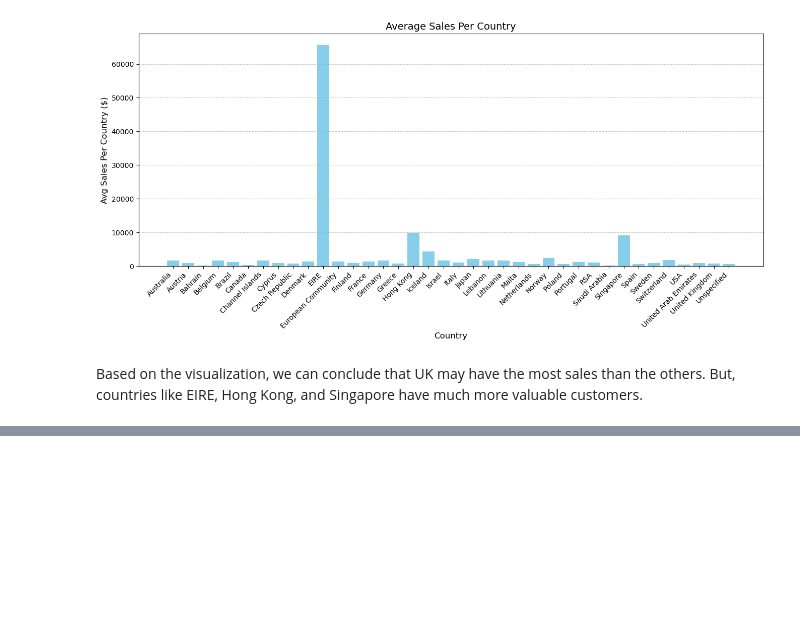
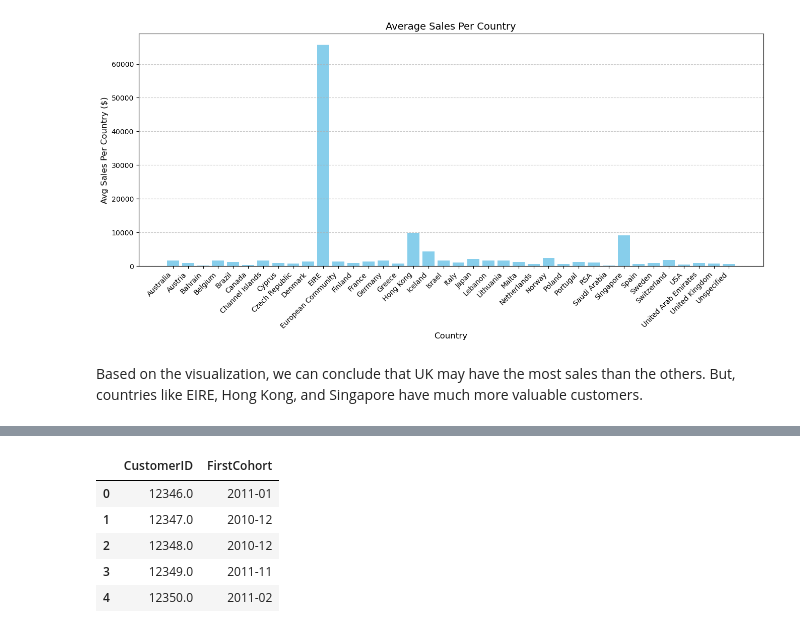
Before and after one commit to Yutsss/simple-cohort-analysis, a Jupyter notebook: cohort.ipynb, the cells around one changed output, grey strips where cells are left out. Saved outputs shown, nothing was run; the diff lists cells and outputs as text; code cells hidden in the pictures; blank space fills up the shorter version.

```diff
--- a/cohort.ipynb
+++ b/cohort.ipynb
@@ -576,0 +588,12 @@ Based on the visualization, we can conclude that UK may have the most sales than
+# %%
+# Define the first purchase month for each customer
+cohorts = data.groupby('CustomerID')['YearMonth'].min().reset_index()
+cohorts.columns = ['CustomerID', 'FirstCohort']
+cohorts.head()
+# %% [output]
+|  | CustomerID | FirstCohort |
+| 0 | 12346.0 | 2011-01 |
+| 1 | 12347.0 | 2010-12 |
+| 2 | 12348.0 | 2010-12 |
+| 3 | 12349.0 | 2011-11 |
+| 4 | 12350.0 | 2011-02 |
```
Also changed, not shown: parts of 9 cells of this notebook.
